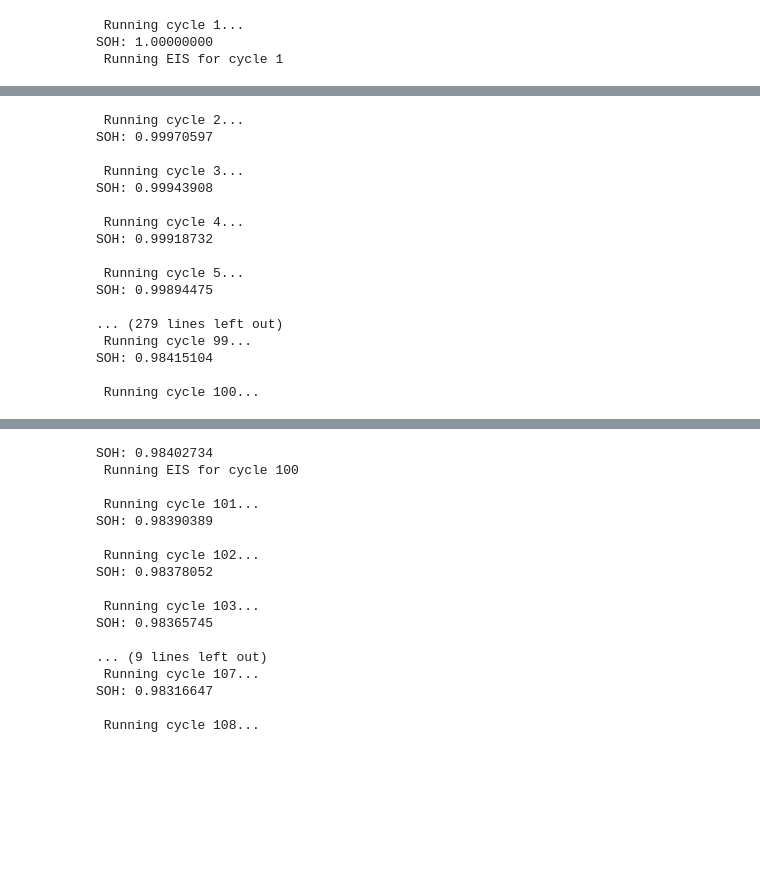
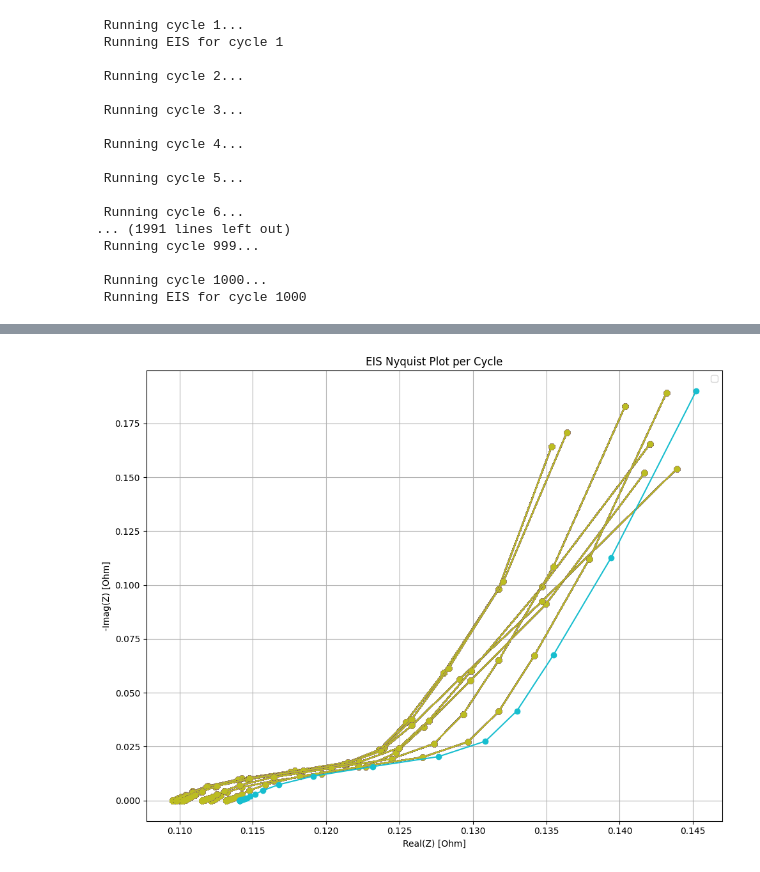
Before and after one commit to xtraid/Hackaton_EESTech, a Jupyter notebook: files/hackathon.ipynb, the cells around one changed output, grey strips where cells are left out. Cells and saved outputs as stored; diff of their text form; code cells hidden in the pictures; blank space fills up the shorter version.

```diff
--- a/files/hackathon.ipynb
+++ b/files/hackathon.ipynb
@@ -74,7 +74,7 @@ for cycle in range(1, cycle_number + 1):
             "Hold at 4.2 V until C/100",
             "Rest for 30 minutes",
         )
-    ],period="30 minutes",) #change this for good accuracy
+    ],period="1 minutes",) #change this for good accuracy
 
     # Run the cycle using the aged model
     sim = pybamm.Simulation(
@@ -87,16 +87,12 @@ for cycle in range(1, cycle_number + 1):
     sol = sim.solve(calc_esoh=True,initial_soc=1)
     all_solutions.append(sol)
     # Calculate the capacity and SOH
-    capacity = sol.summary_variables["Capacity [A.h]"]
-    if cycle is  1:
-        initial_Q=sol.summary_variables["Capacity [A.h]"]
-    SOH = capacity[-1] / initial_Q[0]
 
-    print(f"SOH: {SOH:.8f} ")
     # Update the model with the aged state
     aged_model = model.set_initial_conditions_from(sol)
 
     # Run EIS using the aged model
+    # if cycle % 5 == 0: # Run EIS every 5 cycles otherwise use below
     if cycle in eis_cycles:
         print(f" Running EIS for cycle {cycle}")
         eis_sim = pybammeis.EISSimulation(
@@ -104,9 +100,8 @@ for cycle in range(1, cycle_number + 1):
             parameter_values=param,
             var_pts=var_pts
         )
-    eis_sim.solve(frequencies)
-    impedance_data[cycle] = eis_sim.solution
-
+        eis_sim.solve(frequencies)
+        impedance_data[cycle] = eis_sim.solution
 
 
 # Plot Nyquist curves for each cycle
@@ -124,5 +119,19 @@ plt.tight_layout()
 plt.show()
 # %% [output]
  Running cycle 1...
-SOH: 1.00000000
  Running EIS for cycle 1
+
+ Running cycle 2...
+
+ Running cycle 3...
+
+ Running cycle 4...
+
+ Running cycle 5...
+
+ Running cycle 6...
+... (1991 lines left out)
+ Running cycle 999...
+
+ Running cycle 1000...
+ Running EIS for cycle 1000
@@ -130,17 +137,0 @@ SOH: 1.00000000
- Running cycle 2...
-SOH: 0.99970597
-
- Running cycle 3...
-SOH: 0.99943908
-
- Running cycle 4...
-SOH: 0.99918732
-
- Running cycle 5...
-SOH: 0.99894475
-
-... (279 lines left out)
- Running cycle 99...
-SOH: 0.98415104
-
- Running cycle 100...
@@ -148,20 +138,4 @@ SOH: 0.98415104
-SOH: 0.98402734
- Running EIS for cycle 100
-
- Running cycle 101...
-SOH: 0.98390389
-
- Running cycle 102...
-SOH: 0.98378052
-
- Running cycle 103...
-SOH: 0.98365745
-
-... (9 lines left out)
- Running cycle 107...
-SOH: 0.98316647
-
- Running cycle 108...
+[figure, added]
 # %%
 # First and last discharge steps (step 0 of the 1-cycle Experiment)
 first_discharge = all_solutions[0].cycles[0].steps[0]     # First discharge
```
Also changed, not shown: parts of 6 cells of this notebook, 13 other files.
